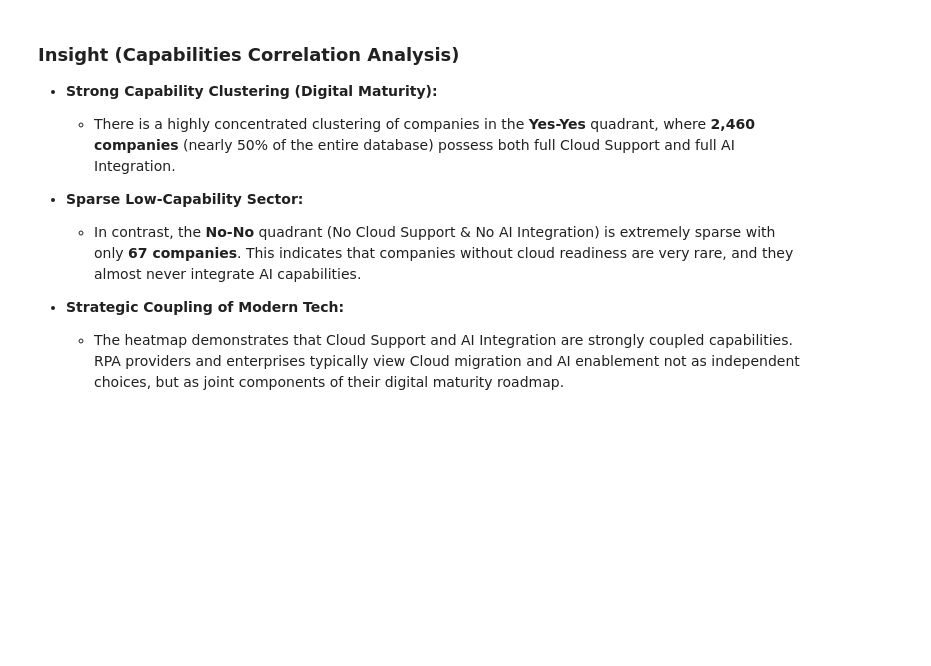
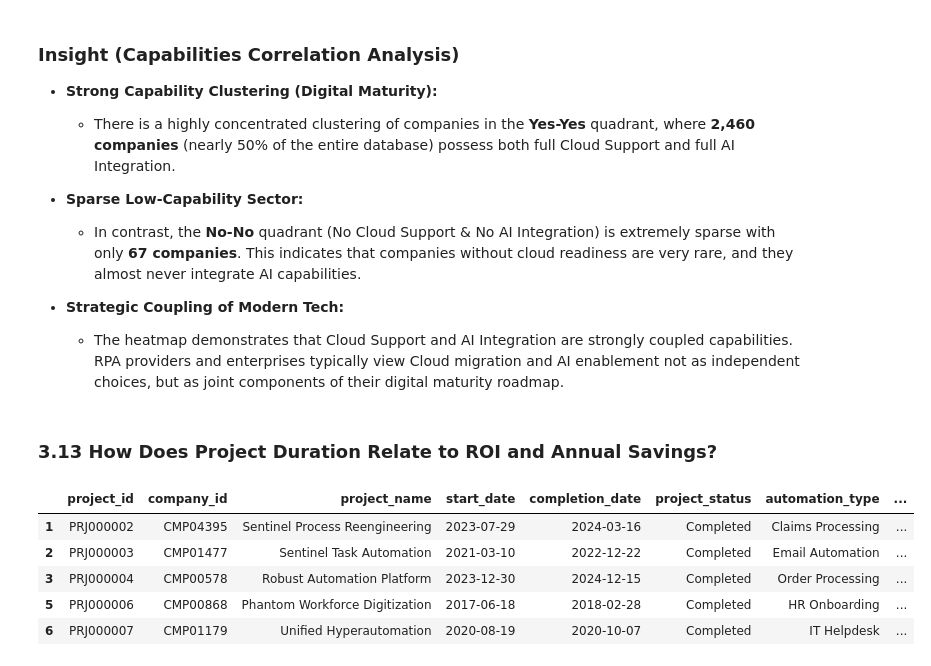
Before and after one commit to fathirrizkifadillah/Worldwide-Robotic-Process-Automation-Database-2026, a Jupyter notebook: main.ipynb, the cells around one changed output. Drawn from its saved outputs; the diff is of its cells as text; code cells hidden in the pictures; blank space fills up the shorter version.

```diff
--- a/main.ipynb
+++ b/main.ipynb
@@ -1520,3 +1520,20 @@ plt.show()
 
 * **Strategic Coupling of Modern Tech:**
   * The heatmap demonstrates that Cloud Support and AI Integration are strongly coupled capabilities. RPA providers and enterprises typically view Cloud migration and AI enablement not as independent choices, but as joint components of their digital maturity roadmap.
+# %% [markdown]
+### 3.13 How Does Project Duration Relate to ROI and Annual Savings?
+# %%
+completed_bot = auto_projects[auto_projects['project_status'] == 'Completed'].copy()
+
+completed_bot['start_date'] = pd.to_datetime(completed_bot['start_date'])
+completed_bot['completion_date'] = pd.to_datetime(completed_bot['completion_date'])
+
+completed_bot['duration(days)'] = (completed_bot['completion_date'] - completed_bot['start_date']).dt.days
+completed_bot.head()
+# %% [output]
+|  | project_id | company_id | project_name | start_date | completion_date | project_status | automation_type | ... |
+| 1 | PRJ000002 | CMP04395 | Sentinel Process Reengineering | 2023-07-29 | 2024-03-16 | Completed | Claims Processing | ... |
+| 2 | PRJ000003 | CMP01477 | Sentinel Task Automation | 2021-03-10 | 2022-12-22 | Completed | Email Automation | ... |
+| 3 | PRJ000004 | CMP00578 | Robust Automation Platform | 2023-12-30 | 2024-12-15 | Completed | Order Processing | ... |
+| 5 | PRJ000006 | CMP00868 | Phantom Workforce Digitization | 2017-06-18 | 2018-02-28 | Completed | HR Onboarding | ... |
+| 6 | PRJ000007 | CMP01179 | Unified Hyperautomation | 2020-08-19 | 2020-10-07 | Completed | IT Helpdesk | ... |
```
Also changed, not shown: parts of 1 cell of this notebook, 2 other files.
